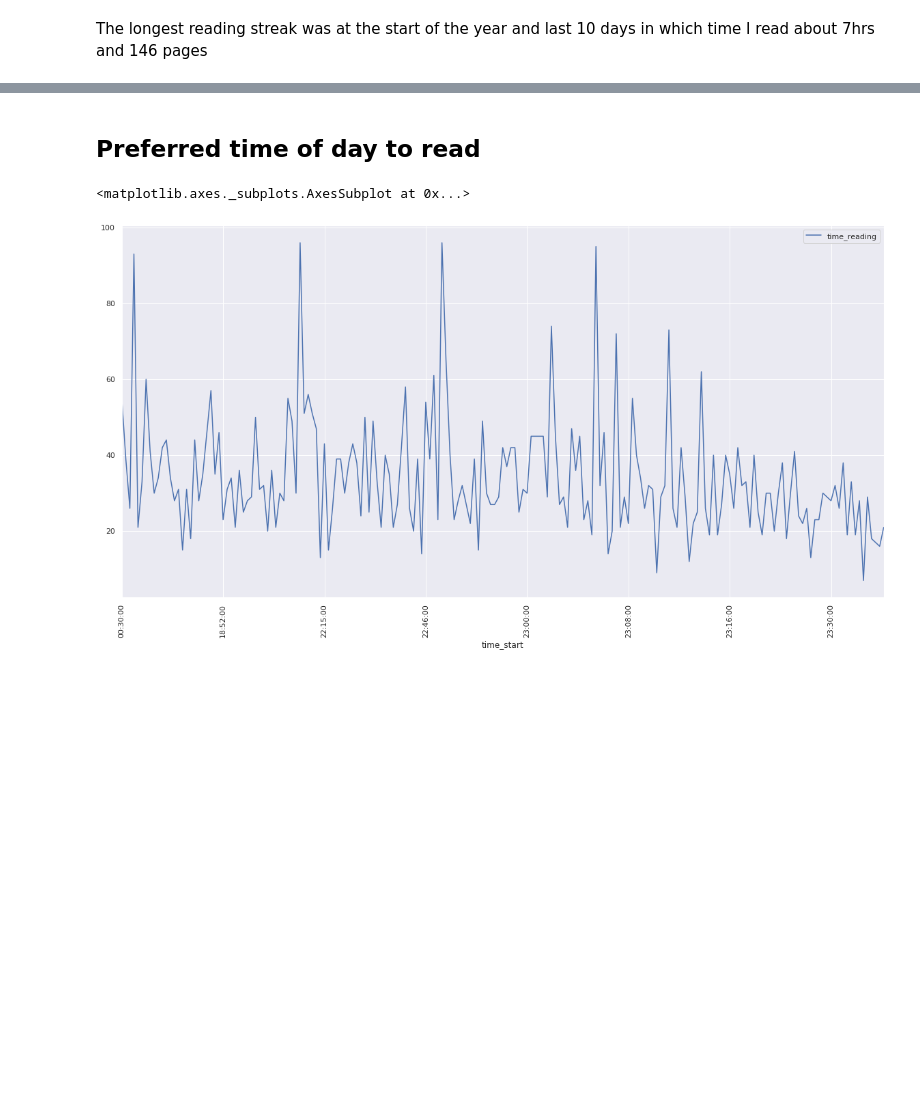
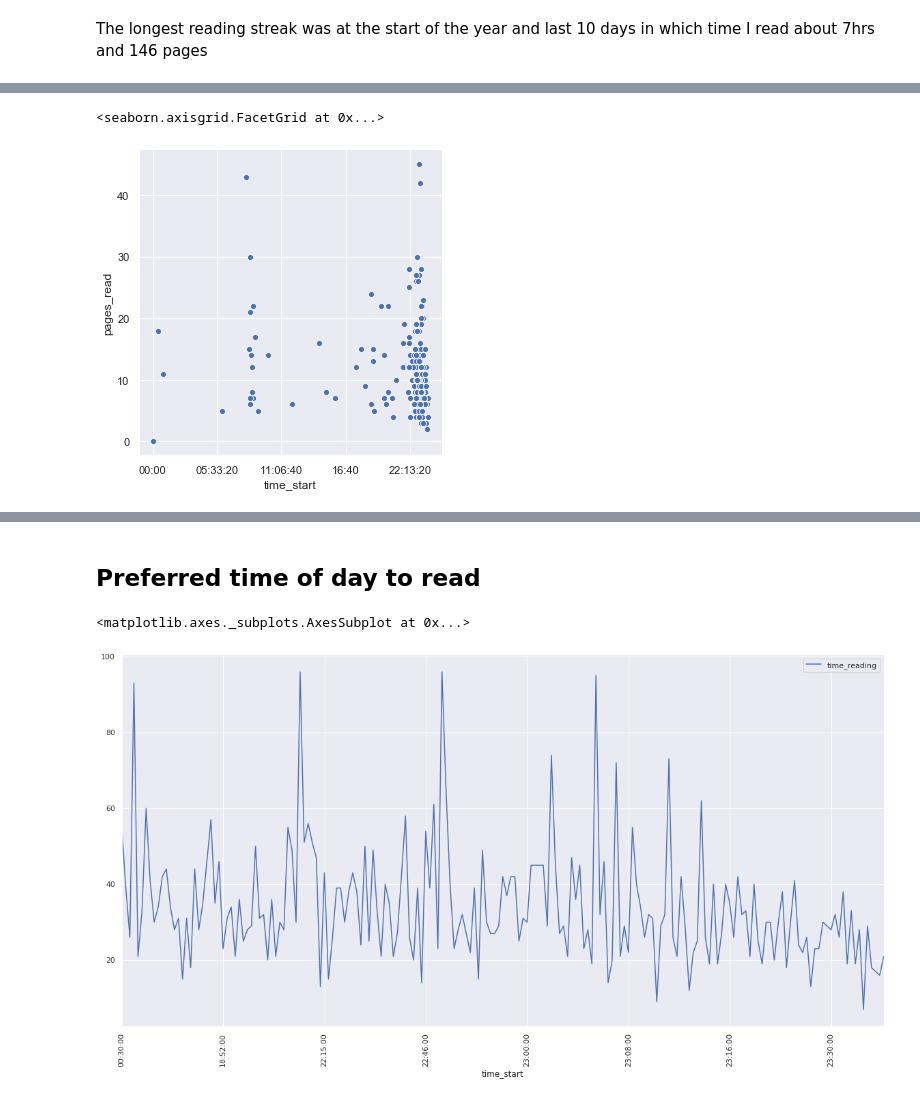
Before and after one commit to ksooklall/medium, a Jupyter notebook: Reading_and_Data_Science.ipynb, the cells around one changed output, grey strips where cells are left out. Saved outputs shown, nothing was run; the diff lists cells and outputs as text; code cells hidden in the pictures; blank space fills up the shorter version.

Commit message:
added new plots

```diff
--- a/Reading_and_Data_Science.ipynb
+++ b/Reading_and_Data_Science.ipynb
@@ -216,0 +230,5 @@ The longest reading streak was at the start of the year and last 10 days in whic
+# %%
+sns.relplot(x='time_start', y='pages_read', data=df)
+# %% [output]
+<seaborn.axisgrid.FacetGrid at 0x...>
+[figure, added]
```
Also changed, not shown: parts of 13 cells of this notebook.
